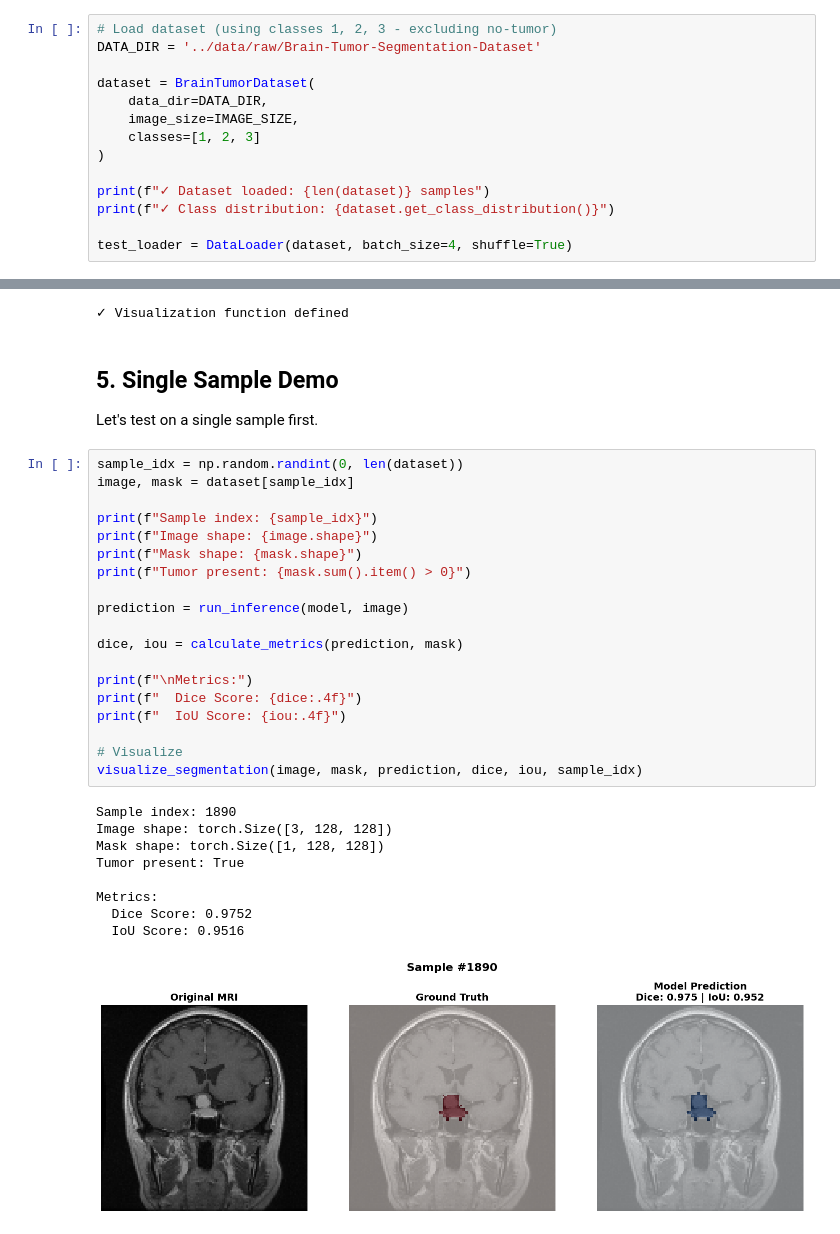
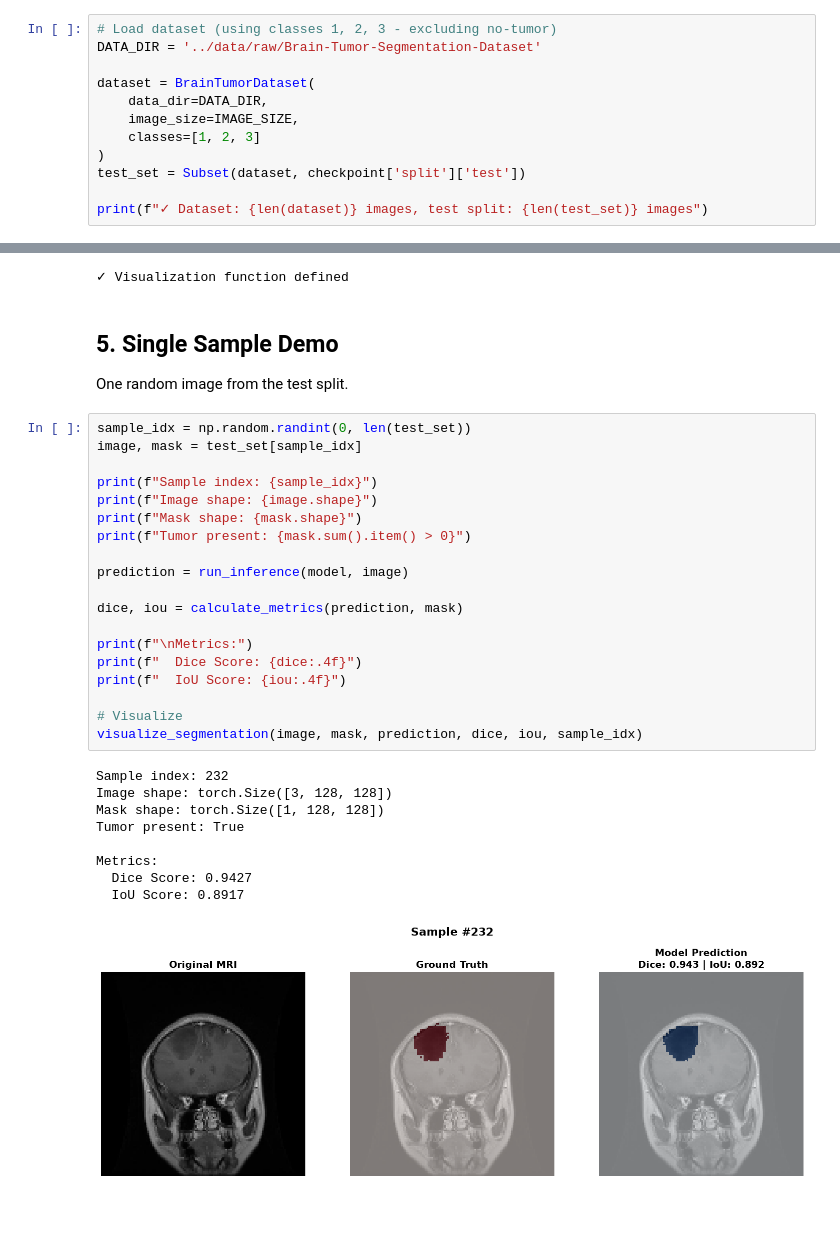
Before and after one commit to Abhinawap/brain-tumor-detection-ml, a Jupyter notebook: notebooks/demo_segmentation.ipynb, the cells around one changed output, grey strips where cells are left out. Cells and saved outputs as stored; diff of their text form.

```diff
--- a/notebooks/demo_segmentation.ipynb
+++ b/notebooks/demo_segmentation.ipynb
@@ -86,9 +90,7 @@ dataset = BrainTumorDataset(
     image_size=IMAGE_SIZE,
     classes=[1, 2, 3]
 )
+test_set = Subset(dataset, checkpoint['split']['test'])
 
-print(f"✓ Dataset loaded: {len(dataset)} samples")
-print(f"✓ Class distribution: {dataset.get_class_distribution()}")
-
-test_loader = DataLoader(dataset, batch_size=4, shuffle=True)
+print(f"✓ Dataset: {len(dataset)} images, test split: {len(test_set)} images")
 # %% [output]
@@ -176,33 +177,33 @@ print("✓ Visualization function defined")
 # %% [markdown]
 ## 5. Single Sample Demo
 
-Let's test on a single sample first.
+One random image from the test split.
 # %%
-sample_idx = np.random.randint(0, len(dataset))
-image, mask = dataset[sample_idx]
+sample_idx = np.random.randint(0, len(test_set))
+image, mask = test_set[sample_idx]
 
 print(f"Sample index: {sample_idx}")
 print(f"Image shape: {image.shape}")
 print(f"Mask shape: {mask.shape}")
 print(f"Tumor present: {mask.sum().item() > 0}")
 
 prediction = run_inference(model, image)
 
 dice, iou = calculate_metrics(prediction, mask)
 
 print(f"\nMetrics:")
 print(f"  Dice Score: {dice:.4f}")
 print(f"  IoU Score: {iou:.4f}")
 
 # Visualize
 visualize_segmentation(image, mask, prediction, dice, iou, sample_idx)
 # %% [output]
-Sample index: 1890
+Sample index: 232
 Image shape: torch.Size([3, 128, 128])
 Mask shape: torch.Size([1, 128, 128])
 Tumor present: True
 
 Metrics:
-  Dice Score: 0.9752
-  IoU Score: 0.9516
+  Dice Score: 0.9427
+  IoU Score: 0.8917
-[figure, old version]
+[figure, new version]
```
Also changed, not shown: parts of 20 cells of this notebook, 15 other files.
